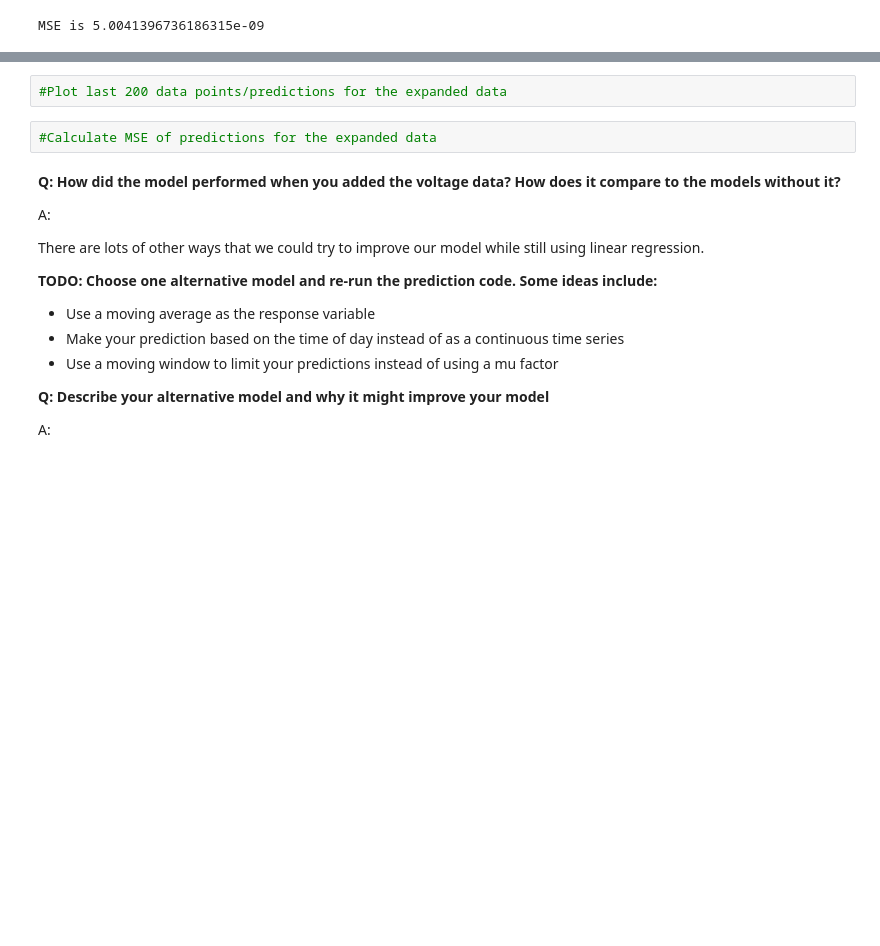
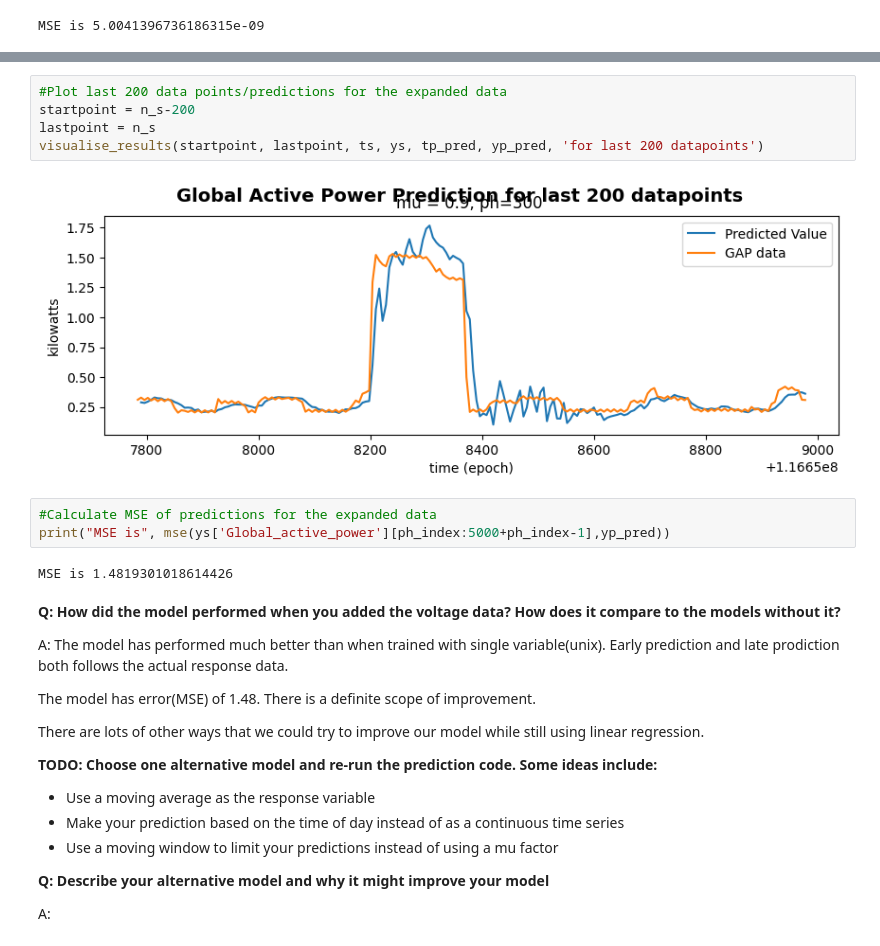
Before and after one commit to santausd/USD-AAI-530-A1-Assignment3.1, a Jupyter notebook: Linear Regression for IoT.ipynb, the cells around one changed output, grey strips where cells are left out. Cells and saved outputs as stored; diff of their text form; blank space fills up the shorter version.

```diff
--- a/Linear Regression for IoT.ipynb
+++ b/Linear Regression for IoT.ipynb
@@ -321,11 +393,22 @@ yp_pred = np.zeros(n_s-1)
 # %%
 #Plot last 200 data points/predictions for the expanded data
+startpoint = n_s-200
+lastpoint = n_s
+visualise_results(startpoint, lastpoint, ts, ys, tp_pred, yp_pred, 'for last 200 datapoints')
+# %% [output]
+[figure, added]
 # %%
 #Calculate MSE of predictions for the expanded data
+print("MSE is", mse(ys['Global_active_power'][ph_index:5000+ph_index-1],yp_pred))
+# %% [output]
+MSE is 1.4819301018614426
 # %% [markdown]
 **Q: How did the model performed when you added the voltage data? How does it compare to the models without it?**
 
-A:
+A: The model has performed much better than when trained with single variable(unix). Early prediction and late prodiction both follows the actual response data.
+
+The model has error(MSE) of 1.48. There is a definite scope of improvement.
+
 
 There are lots of other ways that we could try to improve our model while still using linear regression.
 
```
Also changed, not shown: parts of 13 cells of this notebook.
